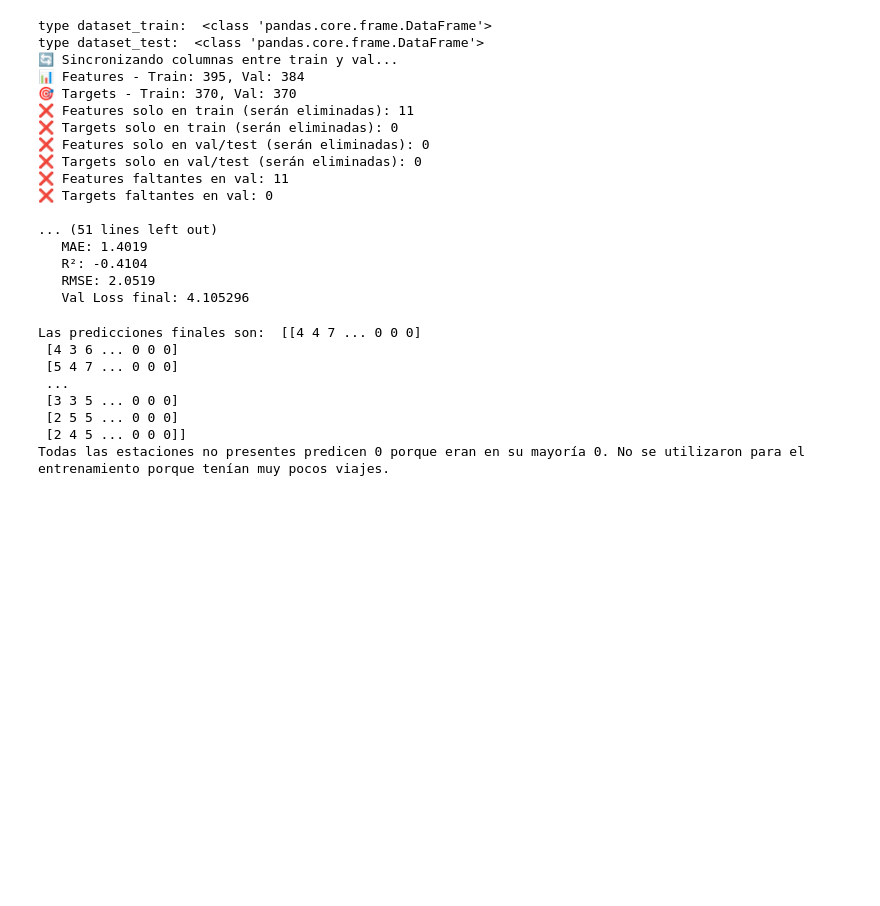
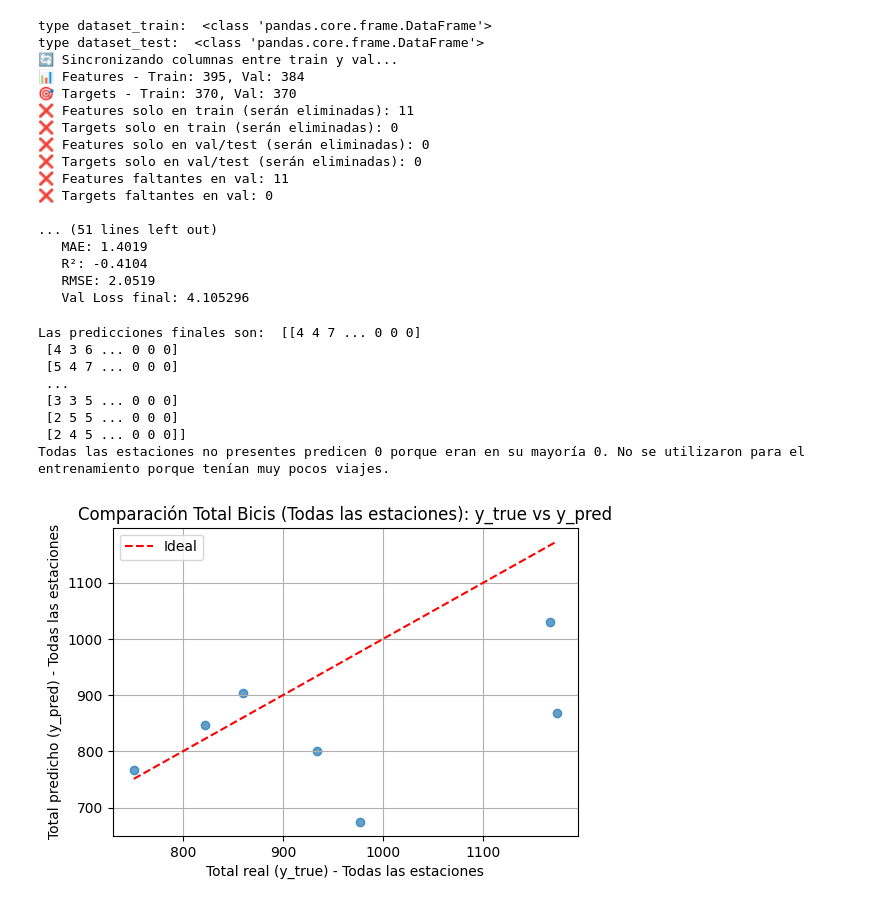
Before and after one commit to castaisa/BA_BICIS_MyC, a Jupyter notebook: predicciones/predicciones.ipynb, the cells around one changed output. Cells and saved outputs as stored; diff of their text form; code cells hidden in the pictures; blank space fills up the shorter version.

Commit message:
predictions

```diff
--- a/predicciones/predicciones.ipynb
+++ b/predicciones/predicciones.ipynb
@@ -308,3 +308,23 @@ Las predicciones finales son:  [[4 4 7 ... 0 0 0]
  [2 5 5 ... 0 0 0]
  [2 4 5 ... 0 0 0]]
 Todas las estaciones no presentes predicen 0 porque eran en su mayoría 0. No se utilizaron para el entrenamiento porque tenían muy pocos viajes.
+# %%
+import numpy as np
+
+import matplotlib.pyplot as plt
+
+# Calculamos el promedio por fila para comparar el total de bicis predichas vs reales por muestra (todas las estaciones)
+y_true_sum = y_test_array_fixed.sum(axis=1)
+y_pred_sum = predictions_pytorch.sum(axis=1)
+
+plt.figure(figsize=(6, 4))
+plt.scatter(y_true_sum, y_pred_sum, alpha=0.7)
+plt.plot([y_true_sum.min(), y_true_sum.max()], [y_true_sum.min(), y_true_sum.max()], 'r--', label='Ideal')
+plt.xlabel('Total real (y_true) - Todas las estaciones')
+plt.ylabel('Total predicho (y_pred) - Todas las estaciones')
+plt.title('Comparación Total Bicis (Todas las estaciones): y_true vs y_pred')
+plt.legend()
+plt.grid(True)
+plt.show()
+# %% [output]
+[figure, added]
```
Also changed, not shown: 1 other file.
